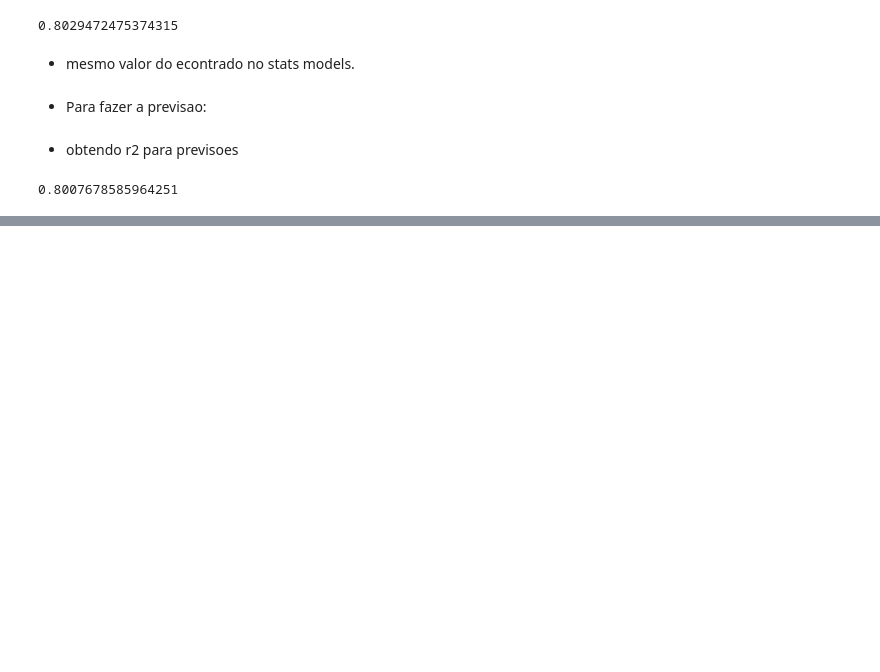
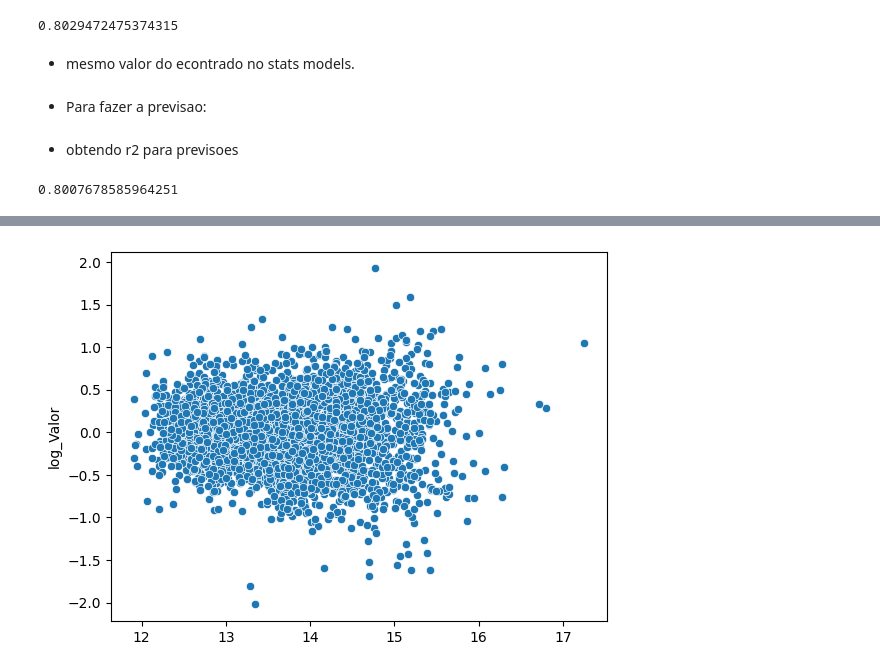
Before and after one commit to JonasSouza871/Machine-Learning-Statistics-Studies, a Jupyter notebook: Regressão_Linear_e_Técnicas_Avançadas_de_Modelagem.ipynb, the cells around one changed output, grey strips where cells are left out. Drawn from its saved outputs; the diff is of its cells as text; code cells hidden in the pictures; blank space fills up the shorter version.

```diff
--- a/Regressão_Linear_e_Técnicas_Avançadas_de_Modelagem.ipynb
+++ b/Regressão_Linear_e_Técnicas_Avançadas_de_Modelagem.ipynb
@@ -448,0 +536,5 @@ r2_score(y_teste, y_previsto) # Compara o que foi previsto no modelo apartir dos
+# %%
+residuo = y_previsto_treino - y_treino
+ax = sns.scatterplot(x=y_previsto_treino, y = residuo)
+# %% [output]
+[figure, added]
```
Also changed, not shown: parts of 39 cells of this notebook.
